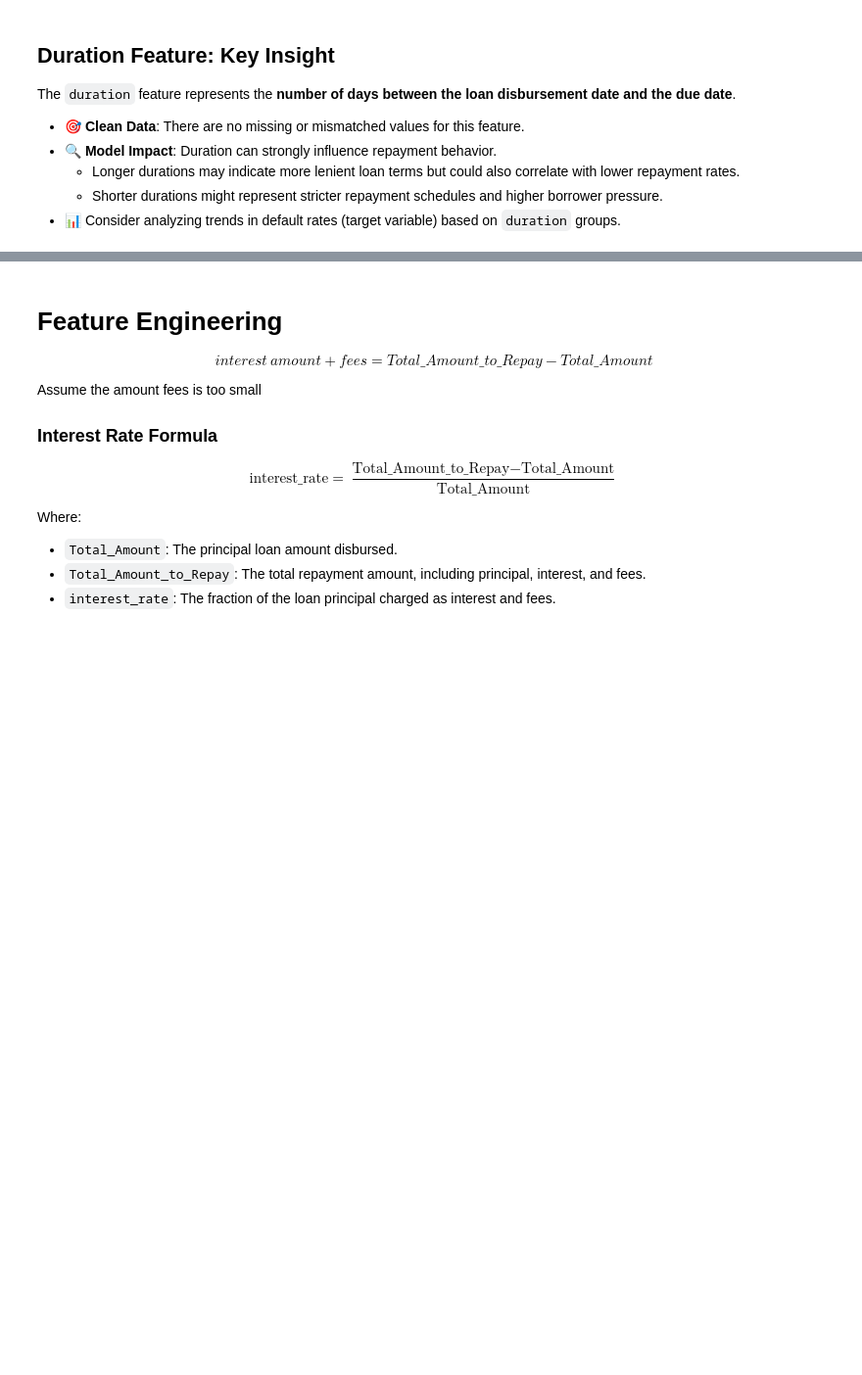
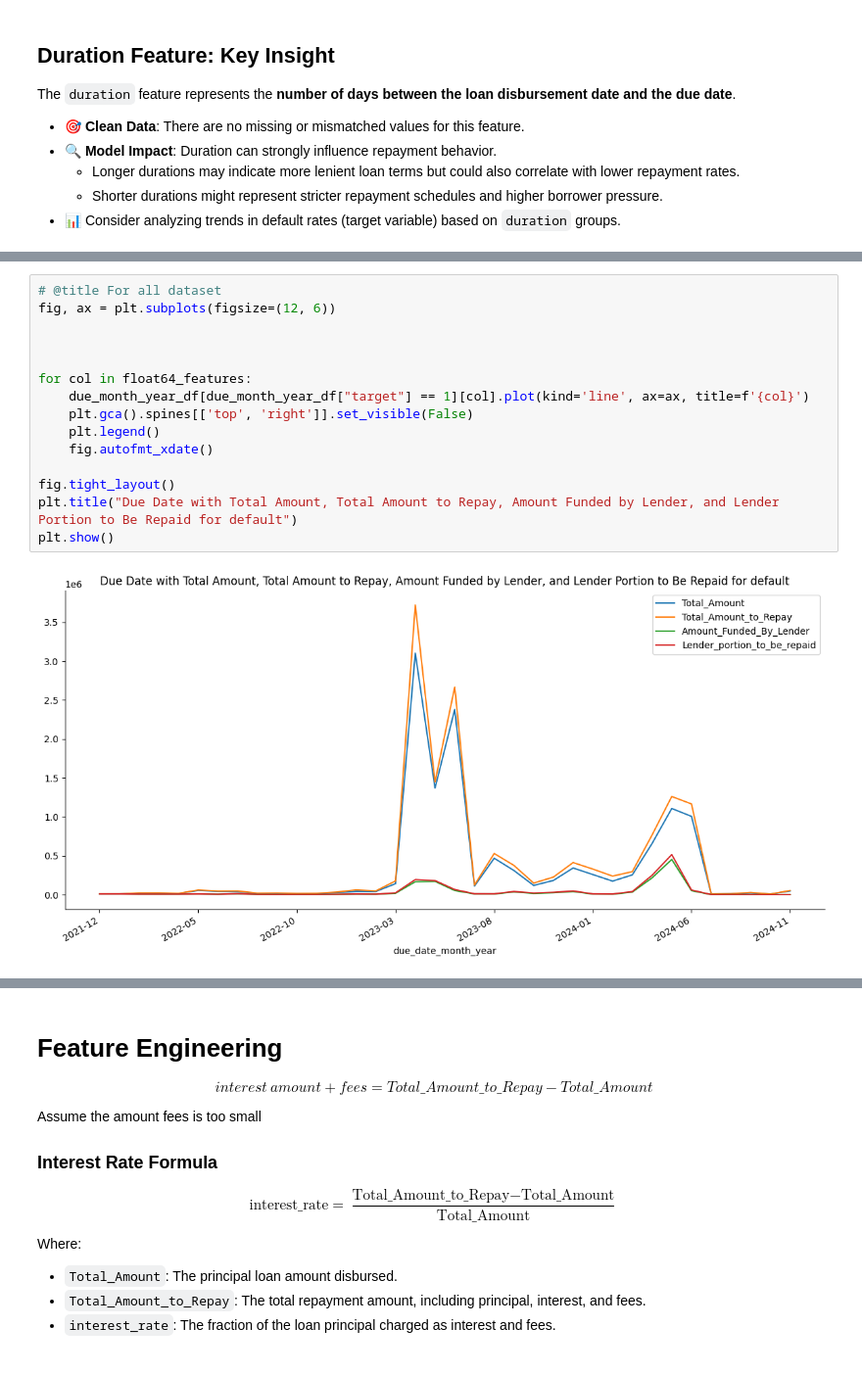
Before and after one commit to segnig/African-Credit-Scoring-Challenge, a Jupyter notebook: eda.ipynb, the cells around one changed output, grey strips where cells are left out. Shown at 98% size. Cells and saved outputs as stored; diff of their text form; blank space fills up the shorter version.

```diff
--- a/eda.ipynb
+++ b/eda.ipynb
@@ -570,0 +647,17 @@ The `duration` feature represents the **number of days between the loan disburse
+# %%
+# @title For all dataset
+fig, ax = plt.subplots(figsize=(12, 6))
+
+
+
+for col in float64_features:
+    due_month_year_df[due_month_year_df["target"] == 1][col].plot(kind='line', ax=ax, title=f'{col}')
+    plt.gca().spines[['top', 'right']].set_visible(False)
+    plt.legend()
+    fig.autofmt_xdate()
+
+fig.tight_layout()
+plt.title("Due Date with Total Amount, Total Amount to Repay, Amount Funded by Lender, and Lender Portion to Be Repaid for default")
+plt.show()
+# %% [output]
+[figure, added]
```
Also changed, not shown: parts of 8 cells of this notebook.
